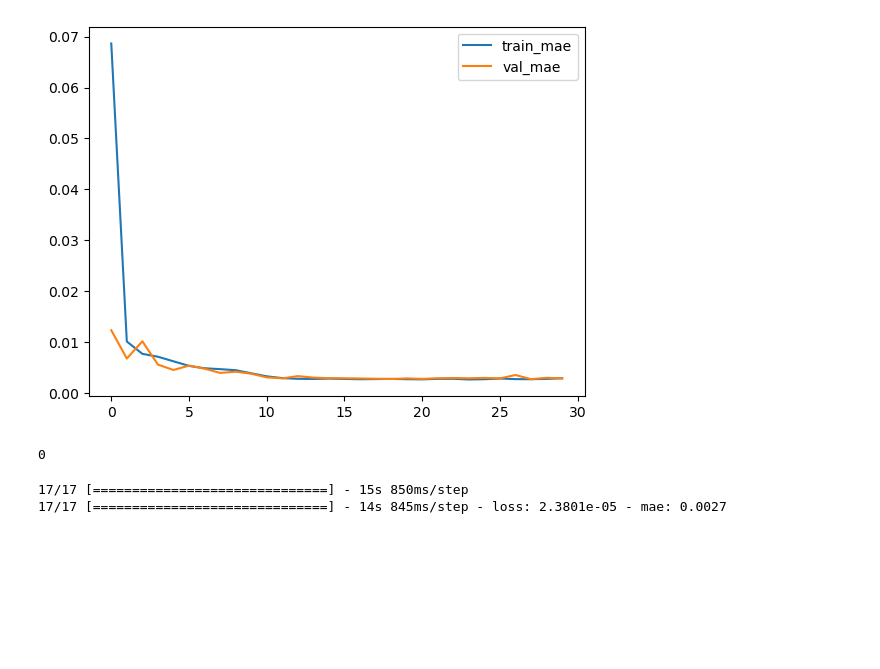
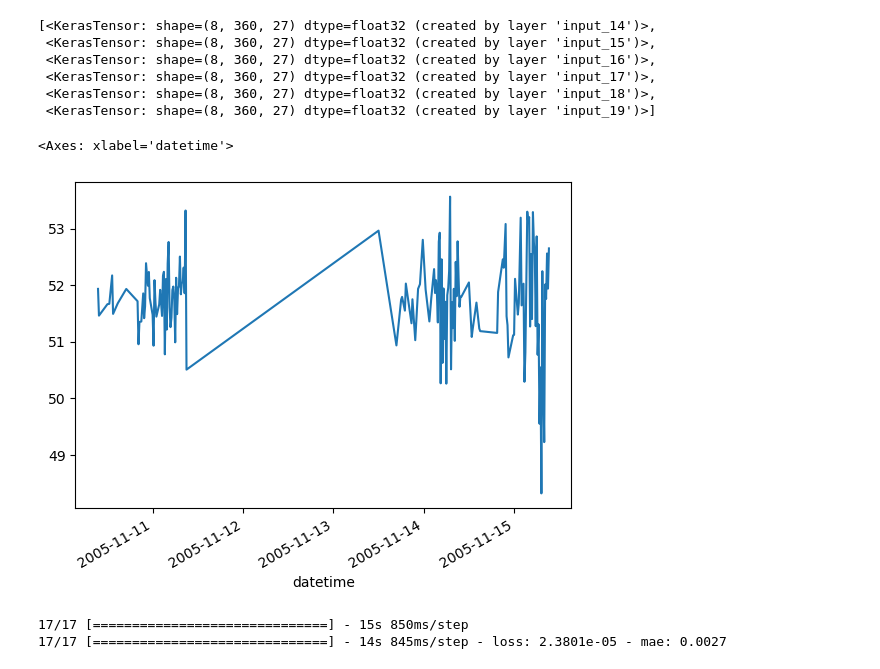
Before and after one commit to kshptl/ML-Futures, a Jupyter notebook: daily_high_low/CNN-Transformer.ipynb, the cells around one changed output. Drawn from its saved outputs; the diff is of its cells as text; code cells hidden in the pictures; blank space fills up the shorter version.

```diff
--- a/daily_high_low/CNN-Transformer.ipynb
+++ b/daily_high_low/CNN-Transformer.ipynb
@@ -27,15 +27,16 @@ from tensorflow.keras import layers
 from tensorflow.keras.layers import *#Reshape, LSTM, Dense, Bidirectional, GRU, Dropout, Input, Embedding, MultiHeadAttention, LayerNormalization, Conv1D, GlobalMaxPooling1D
 from fit_one_cycle import OneCycleScheduler
 from lr_finder import LRFinder
-#tf.keras.backend.set_floatx('float16')
 
 from sklearn.preprocessing import MinMaxScaler
 
 
-df = pd.read_parquet('df_LSTM.parquet').reset_index().reset_index().set_index('datetime', drop=True)#['2003-01-01 03:27:00':]
-df_dropped = df.drop(columns=['index'])
-#df.datetime = pd.to_datetime(df.datetime)
-#df = df.set_index('datetime', drop=True)
+df_1T = pd.read_parquet('df_CNN_LSTM_1T.parquet').reset_index().reset_index().set_index('datetime', drop=True)
+df_5T = pd.read_parquet('df_CNN_LSTM_5T.parquet')
+df_15T = pd.read_parquet('df_CNN_LSTM_15T.parquet')
+df_1H = pd.read_parquet('df_CNN_LSTM_1H.parquet')
+df_4H = pd.read_parquet('df_CNN_LSTM_4H.parquet')
+df_1B = pd.read_parquet('df_CNN_LSTM_1B.parquet').fillna(0)
 # %%
 # Define the data generator function
 def data_generator(data, window_size, batch_size, indices, test=False, shap=False):
@@ -236,12 +286,33 @@ KeyboardInterrupt:
+# %%
+model.inputs
+# %% [output]
+[<KerasTensor: shape=(8, 360, 27) dtype=float32 (created by layer 'input_14')>,
+ <KerasTensor: shape=(8, 360, 27) dtype=float32 (created by layer 'input_15')>,
+ <KerasTensor: shape=(8, 360, 27) dtype=float32 (created by layer 'input_16')>,
+ <KerasTensor: shape=(8, 360, 27) dtype=float32 (created by layer 'input_17')>,
+ <KerasTensor: shape=(8, 360, 27) dtype=float32 (created by layer 'input_18')>,
+ <KerasTensor: shape=(8, 360, 27) dtype=float32 (created by layer 'input_19')>]
 # %%
-# Plot the training and validation loss and MAE
-#plt.plot(history.history['loss'][:], label='train_loss')
-#plt.plot(history.history['val_loss'][:], label='val_loss')
-plt.plot(history.history['mae'], label='train_mae')
-plt.plot(history.history['val_mae'], label='val_mae')
-plt.legend()
-plt.show()
-os.system("printf '\a'") # or '\7'
+batch_data = []
+batch_targets = []
+index = train_indices[10]
+dt_index = df_1T.iloc[index].name
+
+input_sequences = [
+
+df_1T.loc[:dt_index-pd.Timedelta(minutes=1)][-360:].drop(columns='index').values,
+df_5T.loc[:dt_index-pd.Timedelta(minutes=5)][-360:].values,
+df_15T.loc[:dt_index-pd.Timedelta(minutes=15)][-360:].values,
+df_4H.loc[:dt_index-pd.Timedelta(hours=4)][-360:].values,
+df_4H.loc[:dt_index-pd.Timedelta(hours=4)][-360:].values,
+df_1B.loc[:dt_index.normalize()-pd.Timedelta(days=1)][-360:].values
+
+]
+
+# Extract the target high and low values
+target_high = df_1T[index : index+151].high_es.max()
+target_low = df_1T[index : index+151].low_es.min()
+
+# Add the input sequence and targets to the batch
+batch_data.append(input_sequences)
+batch_targets.append([target_high, target_low])
-# %% [output]
-[figure, removed]
-0
@@ -248,3 +321,8 @@ os.system("printf '\a'") # or '\7'
+# %%
+df_15T[dt_index - pd.tseries.offsets.BusinessDay(3) : dt_index - pd.Timedelta(minutes=1)].open_es.plot()
+# %% [output]
+<Axes: xlabel='datetime'>
+[figure, added]
 # %%
 Epoch 10/10
 18/18 [==============================] - 146s 8s/step - loss: 1.8419e-04 - mae: 0.0107 - val_loss: 8.4897e-05 - val_mae: 0.0076
```
Also changed, not shown: parts of 7 cells of this notebook, 5 other files.
